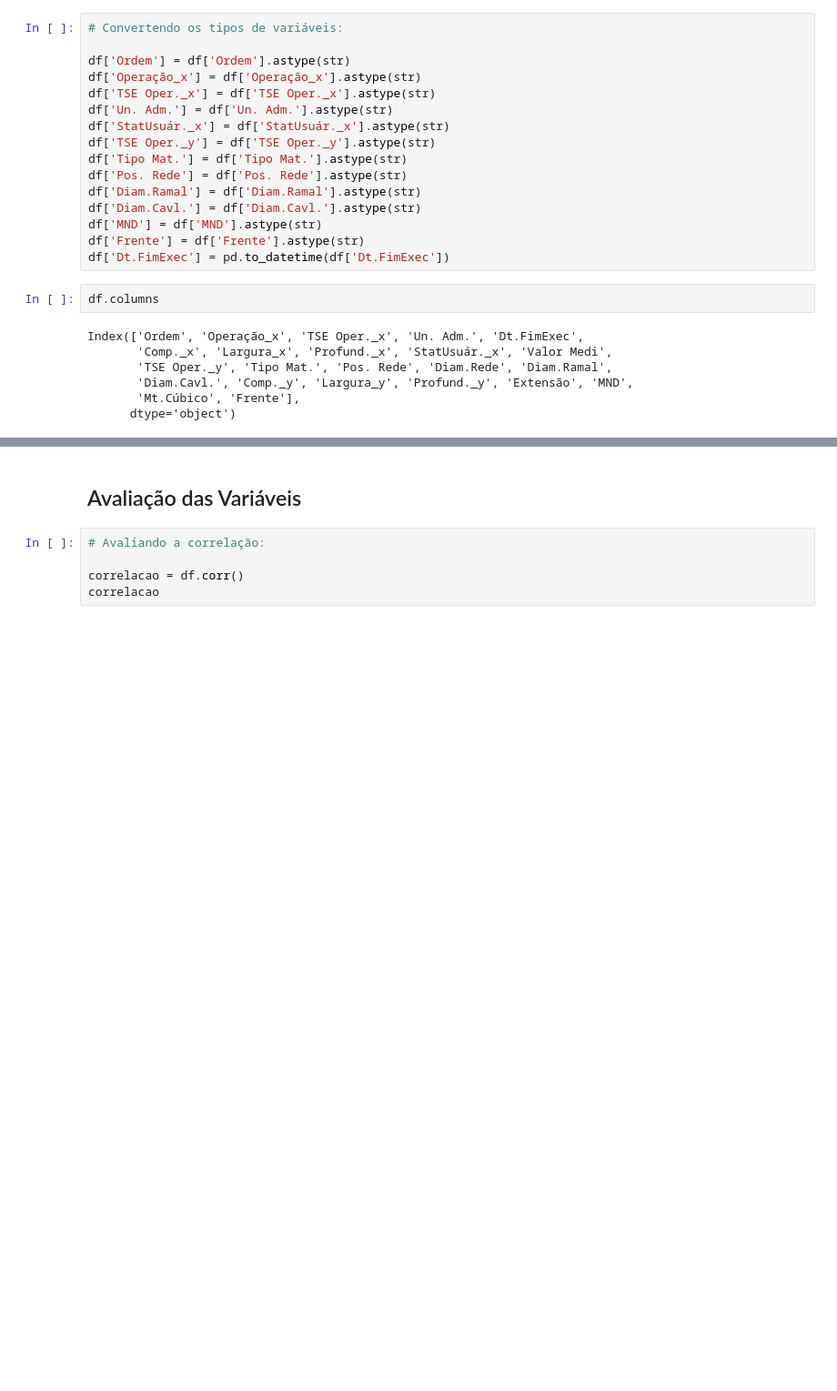
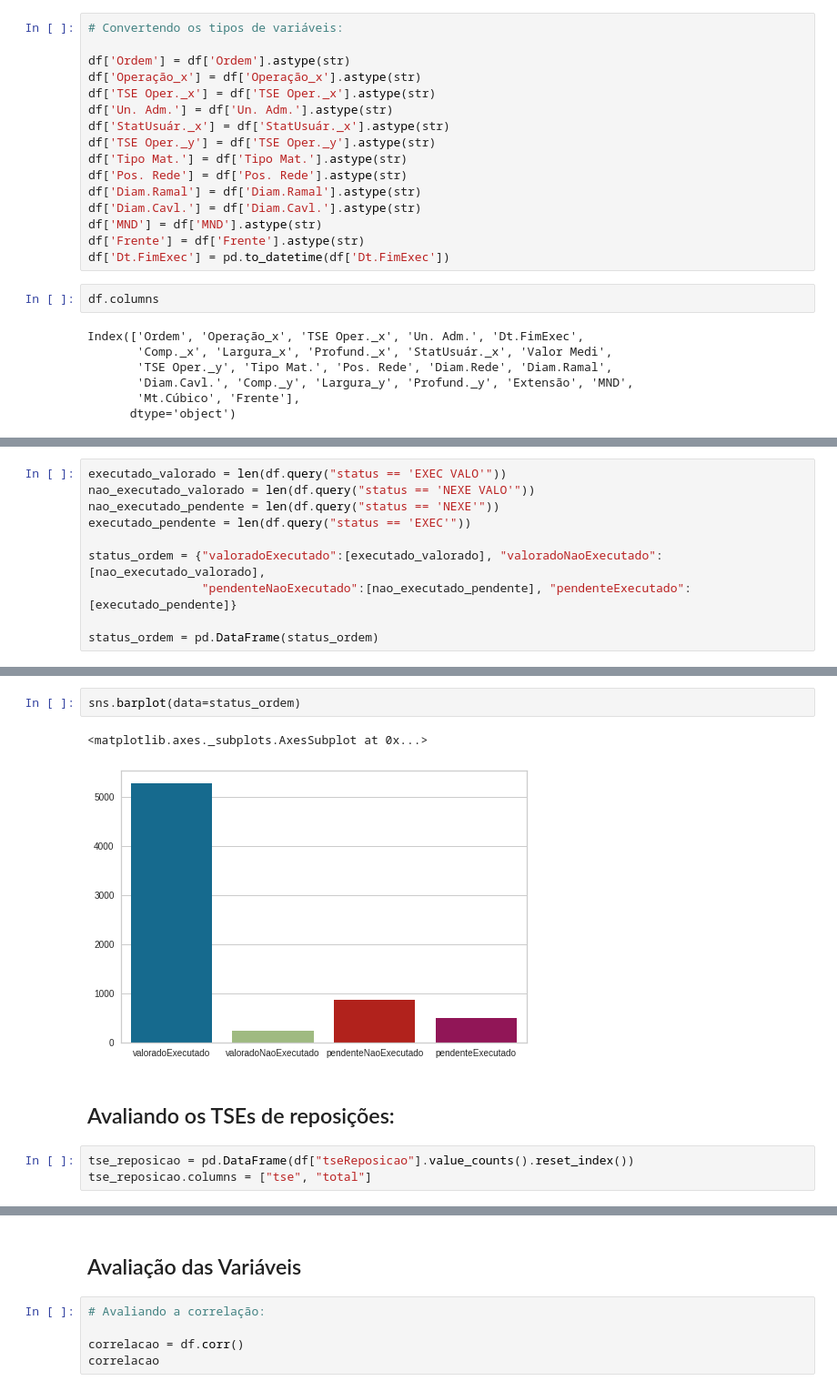
Before and after one commit to eeyamazaki/soebe, a Jupyter notebook: modelo_preditivo_soebe.ipynb, the cells around one changed output, grey strips where cells are left out. Shown at 91% size. Drawn from its saved outputs; the diff is of its cells as text; blank space fills up the shorter version.

```diff
--- a/modelo_preditivo_soebe.ipynb
+++ b/modelo_preditivo_soebe.ipynb
@@ -944,0 +961,10 @@ dtype: int64
+# %%
+executado_valorado = len(df.query("status == 'EXEC VALO'"))
+nao_executado_valorado = len(df.query("status == 'NEXE VALO'"))
+nao_executado_pendente = len(df.query("status == 'NEXE'"))
+executado_pendente = len(df.query("status == 'EXEC'"))
+
+status_ordem = {"valoradoExecutado":[executado_valorado], "valoradoNaoExecutado":[nao_executado_valorado],
+                "pendenteNaoExecutado":[nao_executado_pendente], "pendenteExecutado":[executado_pendente]}
+
+status_ordem = pd.DataFrame(status_ordem)
@@ -944,0 +976,10 @@ dtype: int64
+# %%
+sns.barplot(data=status_ordem)
+# %% [output]
+<matplotlib.axes._subplots.AxesSubplot at 0x...>
+[figure, added]
+# %% [markdown]
+## Avaliando os TSEs de reposições:
+# %%
+tse_reposicao = pd.DataFrame(df["tseReposicao"].value_counts().reset_index())
+tse_reposicao.columns = ["tse", "total"]
```
Also changed, not shown: parts of 15 cells of this notebook.
